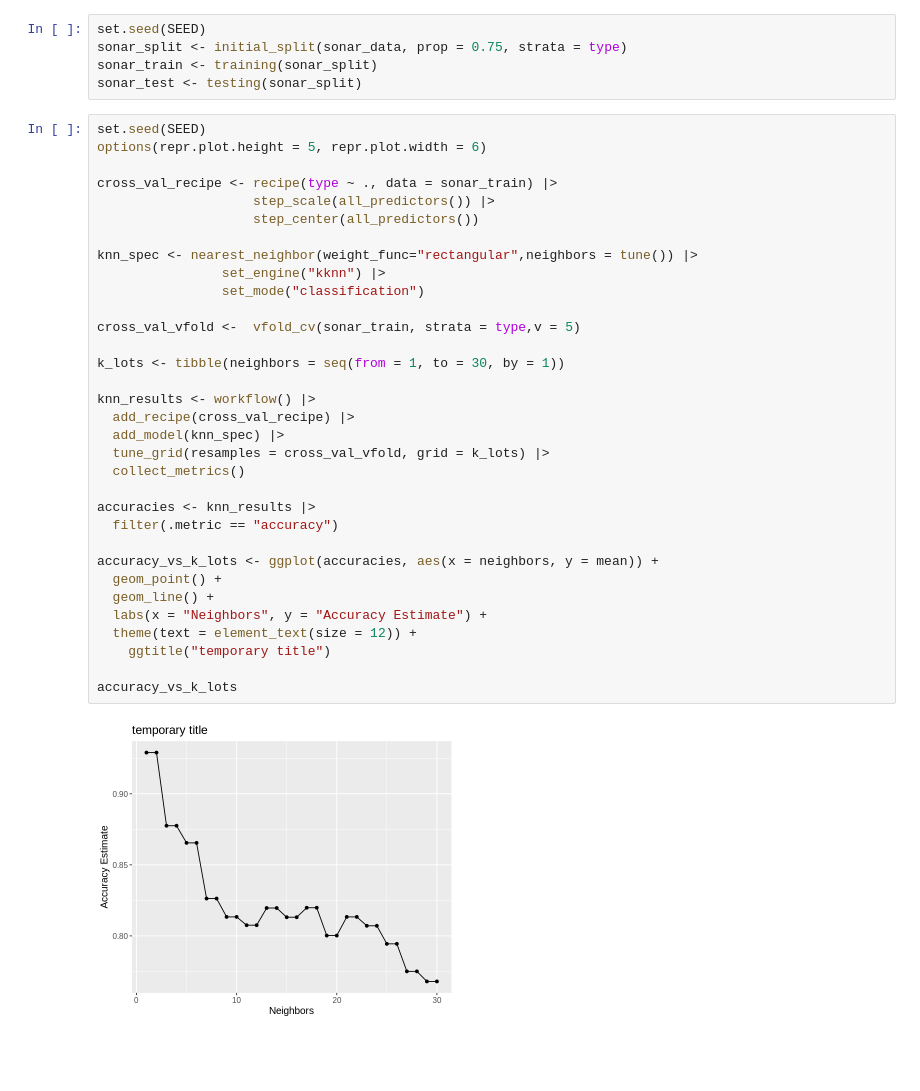
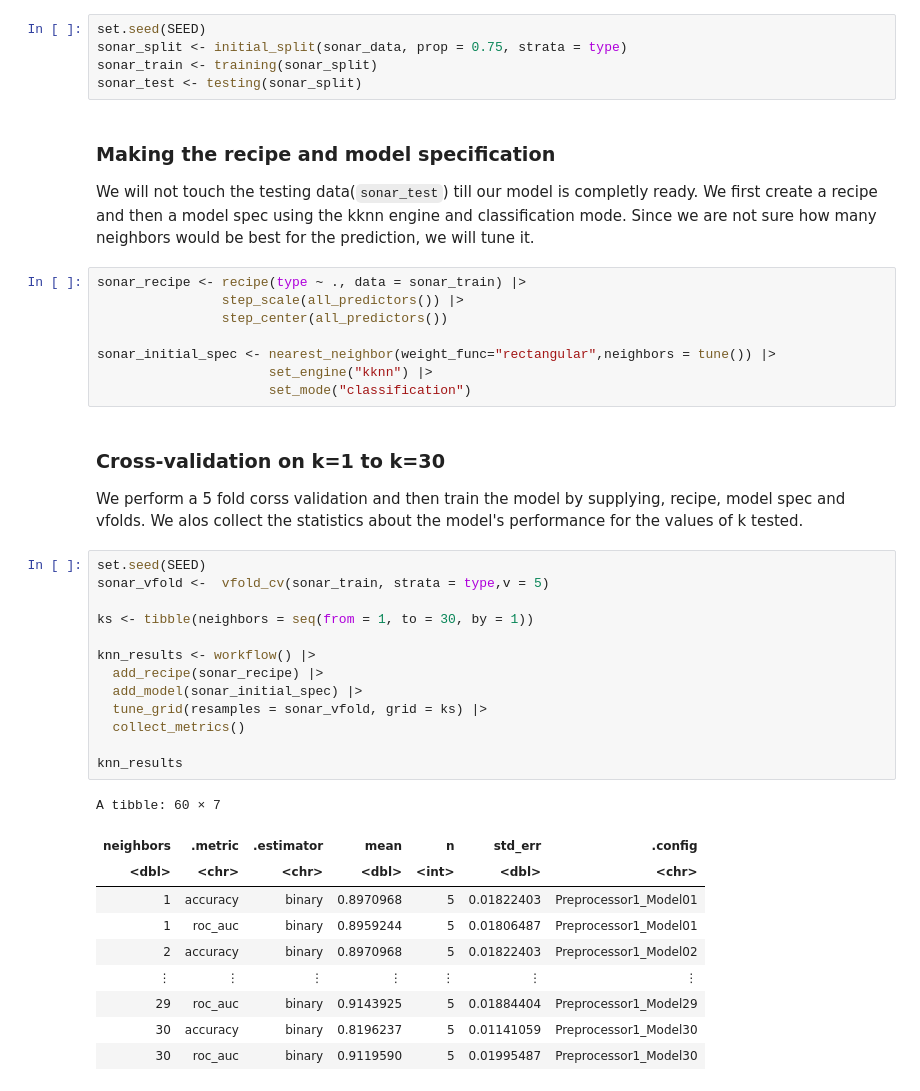
Before and after one commit to Anmol-Ghadia/dsci-100-2022w1-group-44, a Jupyter notebook: Project_report.ipynb, the cells around one changed output. Saved outputs shown, nothing was run; the diff lists cells and outputs as text; blank space fills up the shorter version.

```diff
--- a/Project_report.ipynb
+++ b/Project_report.ipynb
@@ -79,38 +100,41 @@ set.seed(SEED)
 sonar_split <- initial_split(sonar_data, prop = 0.75, strata = type)
 sonar_train <- training(sonar_split)
 sonar_test <- testing(sonar_split)
+# %% [markdown]
+### Making the recipe and model specification
+We will not touch the testing data(`sonar_test`) till our model is completly ready. We first create a recipe and then a model spec using the kknn engine and classification mode. Since we are not sure how many neighbors would be best for the prediction, we will tune it.
 # %%
-set.seed(SEED)
-options(repr.plot.height = 5, repr.plot.width = 6)
+sonar_recipe <- recipe(type ~ ., data = sonar_train) |>
+                step_scale(all_predictors()) |>
+                step_center(all_predictors())
 
-cross_val_recipe <- recipe(type ~ ., data = sonar_train) |>
-                    step_scale(all_predictors()) |>
-                    step_center(all_predictors())
-
-knn_spec <- nearest_neighbor(weight_func="rectangular",neighbors = tune()) |>
-                set_engine("kknn") |>
-                set_mode("classification")
-
-cross_val_vfold <-  vfold_cv(sonar_train, strata = type,v = 5)
-
-k_lots <- tibble(neighbors = seq(from = 1, to = 30, by = 1))
-
-knn_results <- workflow() |>
-  add_recipe(cross_val_recipe) |>
-  add_model(knn_spec) |>
-  tune_grid(resamples = cross_val_vfold, grid = k_lots) |>
-  collect_metrics()
-
-accuracies <- knn_results |>
-  filter(.metric == "accuracy")
-
-accuracy_vs_k_lots <- ggplot(accuracies, aes(x = neighbors, y = mean)) +
-  geom_point() +
-  geom_line() +
-  labs(x = "Neighbors", y = "Accuracy Estimate") +
-  theme(text = element_text(size = 12)) +
-    ggtitle("temporary title")
-
-accuracy_vs_k_lots
+sonar_initial_spec <- nearest_neighbor(weight_func="rectangular",neighbors = tune()) |>
+                      set_engine("kknn") |>
+                      set_mode("classification")
-# %% [output]
-[figure, removed]
+# %% [markdown]
+### Cross-validation on k=1 to k=30
+We perform a 5 fold corss validation and then train the model by supplying, recipe, model spec and vfolds. We alos collect the statistics about the model's performance for the values of k tested.
+# %%
+set.seed(SEED)
+sonar_vfold <-  vfold_cv(sonar_train, strata = type,v = 5)
+
+ks <- tibble(neighbors = seq(from = 1, to = 30, by = 1))
+
+knn_results <- workflow() |>
+  add_recipe(sonar_recipe) |>
+  add_model(sonar_initial_spec) |>
+  tune_grid(resamples = sonar_vfold, grid = ks) |>
+  collect_metrics()
+
+knn_results
+# %% [output]
+A tibble: 60 × 7
+| neighbors | .metric | .estimator | mean | n | std_err | .config |
+| <dbl> | <chr> | <chr> | <dbl> | <int> | <dbl> | <chr> |
+| 1 | accuracy | binary | 0.8970968 | 5 | 0.01822403 | Preprocessor1_Model01 |
+| 1 | roc_auc | binary | 0.8959244 | 5 | 0.01806487 | Preprocessor1_Model01 |
+| 2 | accuracy | binary | 0.8970968 | 5 | 0.01822403 | Preprocessor1_Model02 |
+| ⋮ | ⋮ | ⋮ | ⋮ | ⋮ | ⋮ | ⋮ |
+| 29 | roc_auc | binary | 0.9143925 | 5 | 0.01884404 | Preprocessor1_Model29 |
+| 30 | accuracy | binary | 0.8196237 | 5 | 0.01141059 | Preprocessor1_Model30 |
+| 30 | roc_auc | binary | 0.9119590 | 5 | 0.01995487 | Preprocessor1_Model30 |
```
Also changed, not shown: parts of 19 cells of this notebook.
